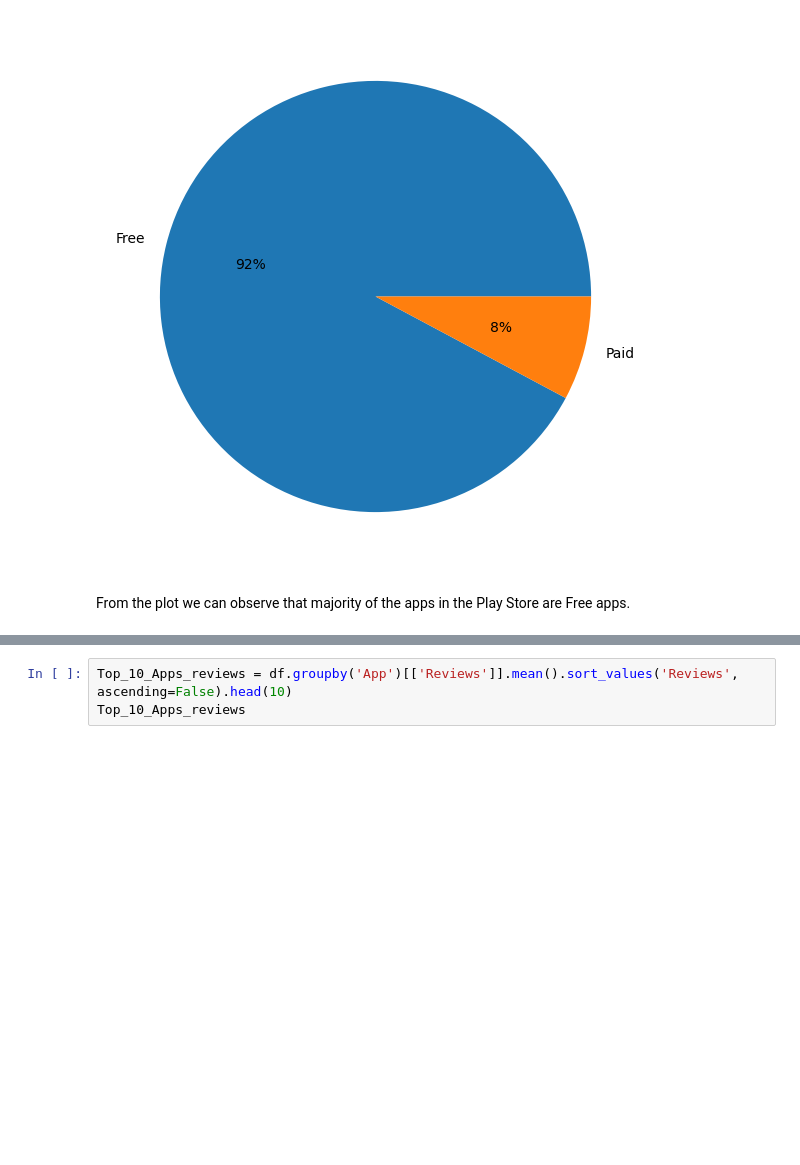
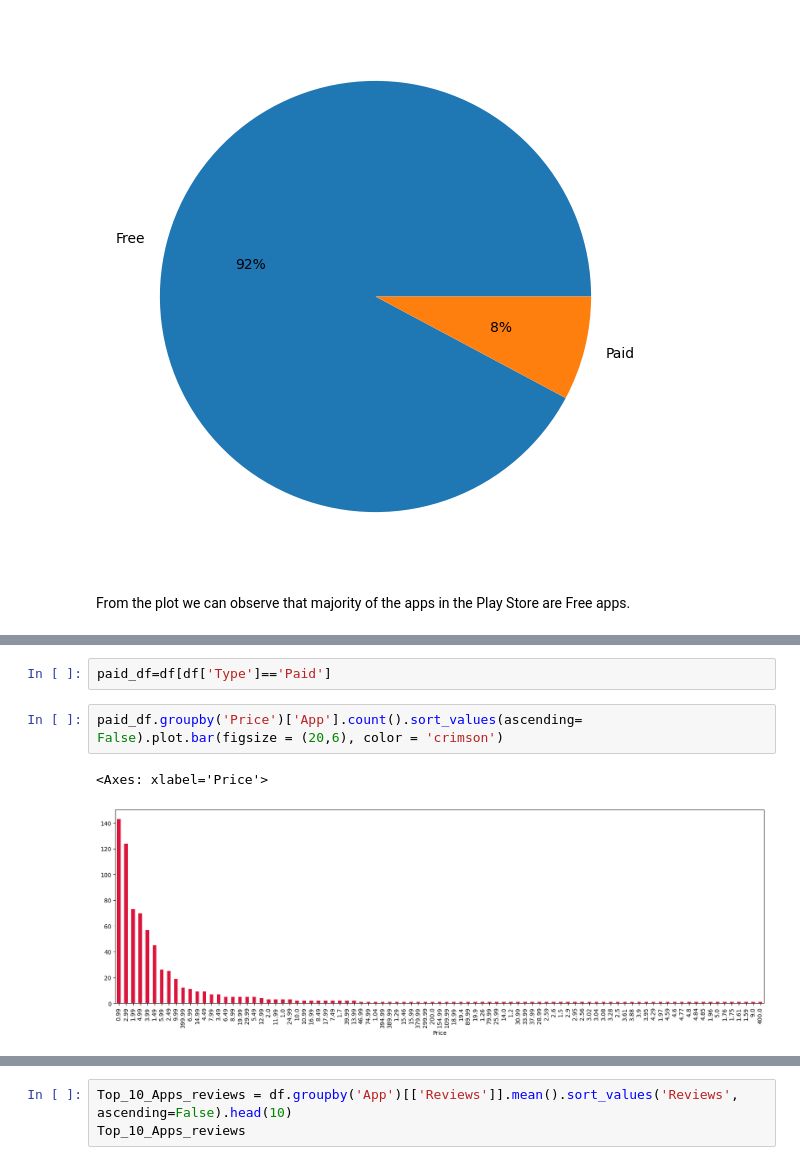
Before and after one commit to Koti-RK/Playstore-App-Review-Analysis, a Jupyter notebook: PlayStore_App_Review_Analysis_Capstone_Project.ipynb, the cells around one changed output, grey strips where cells are left out. Cells and saved outputs as stored; diff of their text form; blank space fills up the shorter version.

```diff
--- a/PlayStore_App_Review_Analysis_Capstone_Project.ipynb
+++ b/PlayStore_App_Review_Analysis_Capstone_Project.ipynb
@@ -809,0 +618,7 @@ From the plot we can observe that majority of the apps in the Play Store are Fre
+# %%
+paid_df=df[df['Type']=='Paid']
+# %%
+paid_df.groupby('Price')['App'].count().sort_values(ascending= False).plot.bar(figsize = (20,6), color = 'crimson')
+# %% [output]
+<Axes: xlabel='Price'>
+[figure, added]
```
Also changed, not shown: parts of 45 cells of this notebook.
